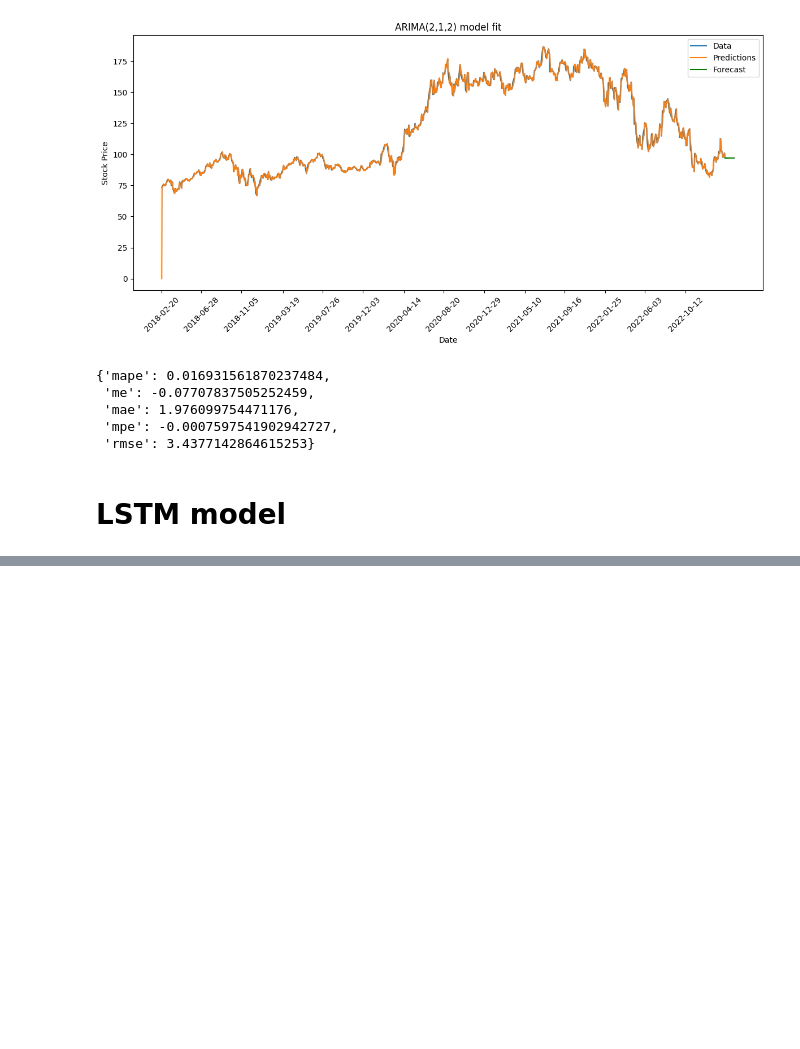
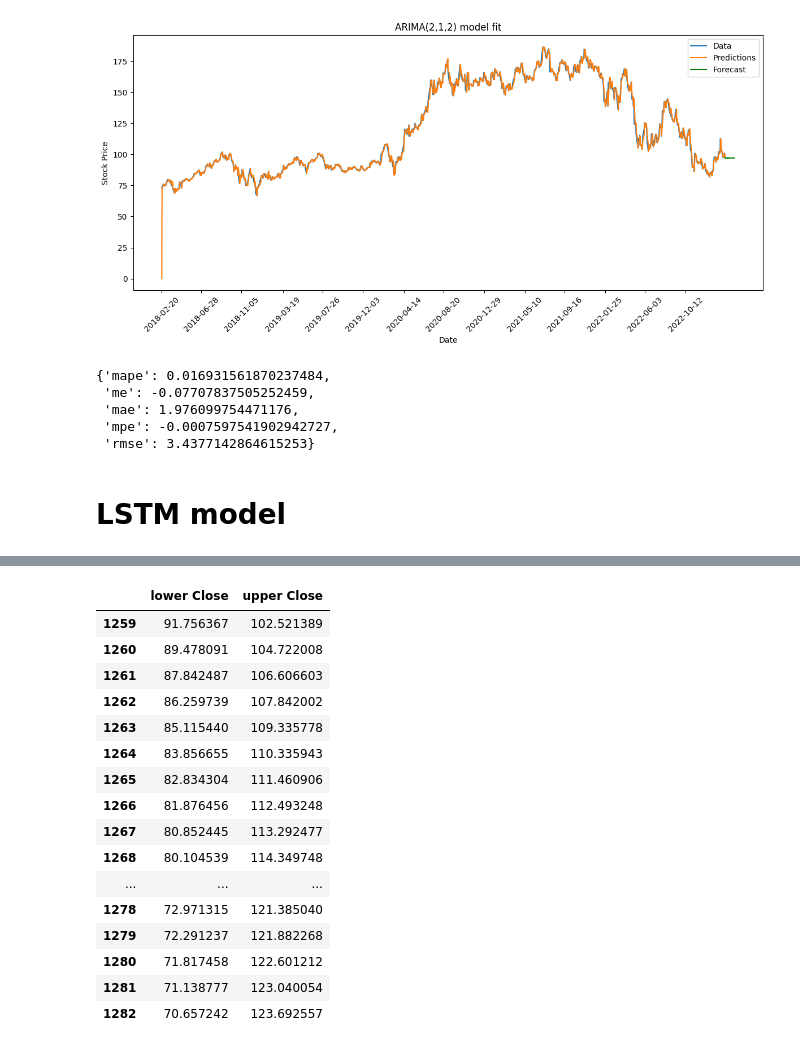
Before and after one commit to Faraz291/time_series, a Jupyter notebook: time_series.amzn.ipynb, the cells around one changed output, grey strips where cells are left out. Drawn from its saved outputs; the diff is of its cells as text; code cells hidden in the pictures; blank space fills up the shorter version.

```diff
--- a/time_series.amzn.ipynb
+++ b/time_series.amzn.ipynb
@@ -518,0 +558,21 @@ plt.show()
+# %%
+# get a better view
+predictions_int1.conf_int()
+# %% [output]
+|  | lower Close | upper Close |
+| 1259 | 91.756367 | 102.521389 |
+| 1260 | 89.478091 | 104.722008 |
+| 1261 | 87.842487 | 106.606603 |
+| 1262 | 86.259739 | 107.842002 |
+| 1263 | 85.115440 | 109.335778 |
+| 1264 | 83.856655 | 110.335943 |
+| 1265 | 82.834304 | 111.460906 |
+| 1266 | 81.876456 | 112.493248 |
+| 1267 | 80.852445 | 113.292477 |
+| 1268 | 80.104539 | 114.349748 |
+| ... | ... | ... |
+| 1278 | 72.971315 | 121.385040 |
+| 1279 | 72.291237 | 121.882268 |
+| 1280 | 71.817458 | 122.601212 |
+| 1281 | 71.138777 | 123.040054 |
+| 1282 | 70.657242 | 123.692557 |
```
Also changed, not shown: parts of 11 cells of this notebook, 1 other file.
